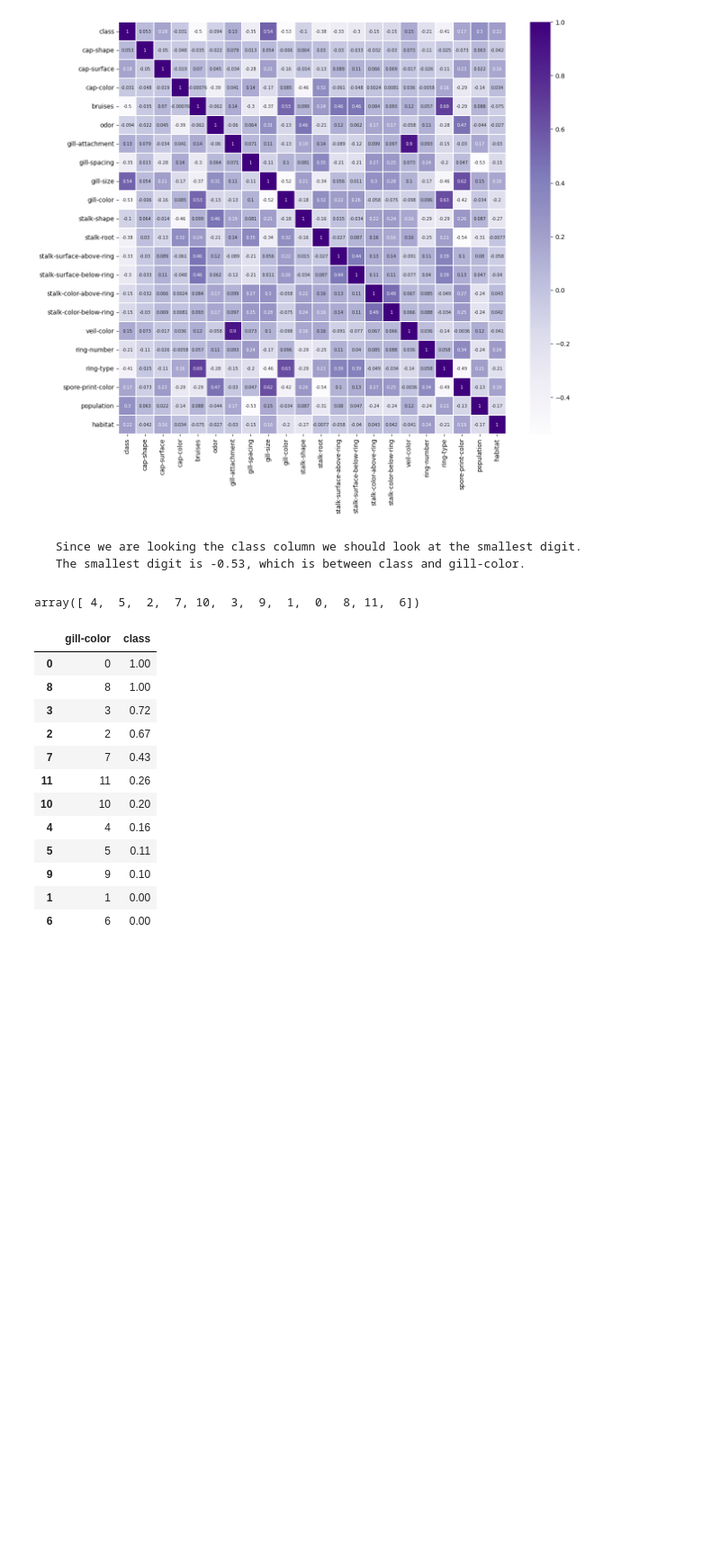
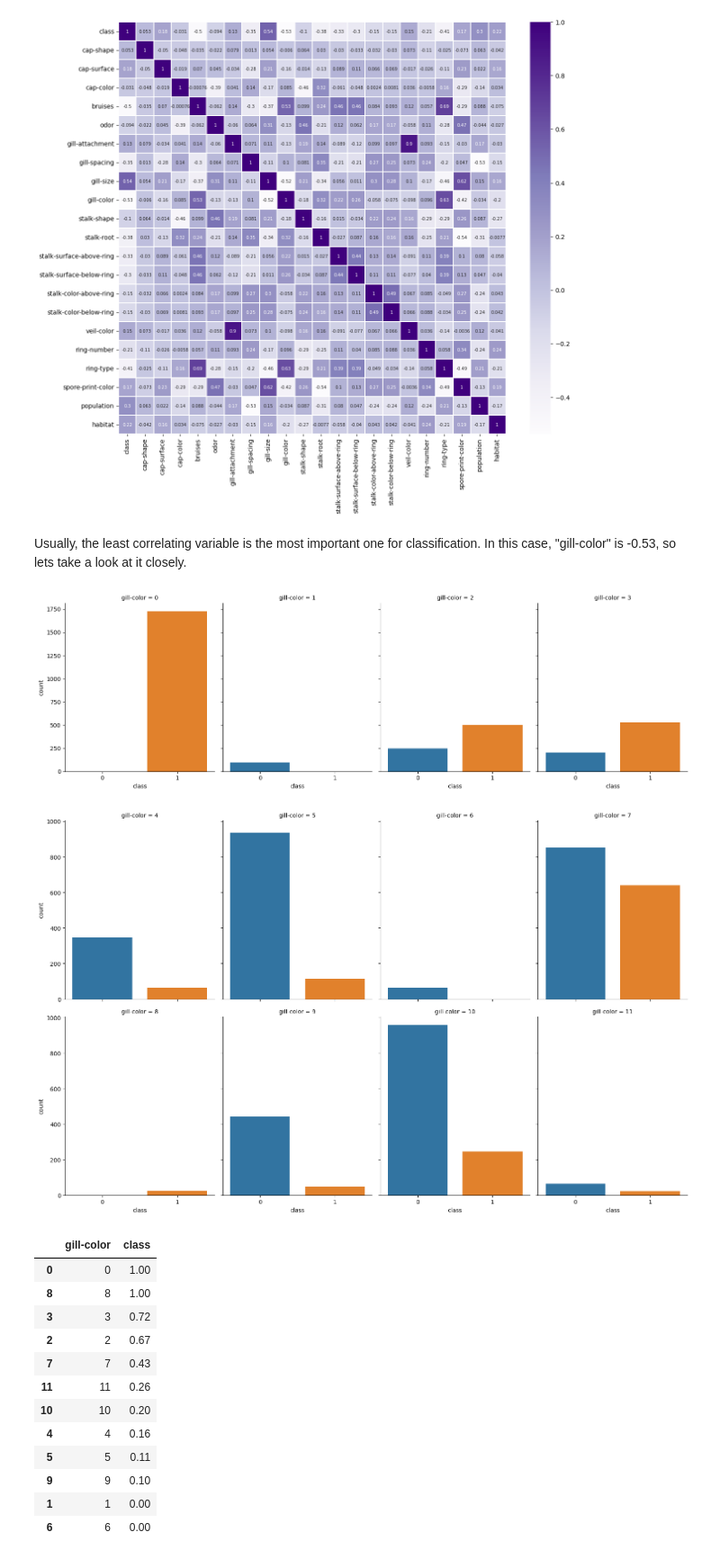
Before and after one commit to Panchajanya1999/Programmings, a Jupyter notebook: projects/mushroom-classification/mushroom.ipynb, the cells around one changed output. Shown at 90% size. Saved outputs shown, nothing was run; the diff lists cells and outputs as text; code cells hidden in the pictures; blank space fills up the shorter version.

Commit message:
projects: mushroom_classification: Finalize codes and docs
Signed-off-by: Panchajanya1999 <rsk52959@gmail.com>

```diff
--- a/projects/mushroom-classification/mushroom.ipynb
+++ b/projects/mushroom-classification/mushroom.ipynb
@@ -236,13 +235,26 @@ plt.yticks(rotation=0)
 plt.savefig('opimages/heatmap.png', format='png', dpi=1000, bbox_inches='tight')
 # %% [output]
 [figure]
-# %% [markdown]
-     Since we are looking the class column we should look at the smallest digit.
-     The smallest digit is -0.53, which is between class and gill-color.
-# %%
-df['gill-color'].unique()
-# %% [output]
-array([ 4,  5,  2,  7, 10,  3,  9,  1,  0,  8, 11,  6])
+# %% [markdown]
+Usually, the least correlating variable is the most important one for classification.
+In this case, "gill-color" is -0.53, so lets take a look at it closely.
+# %%
+# Create a factor-plot of the data
+
+# Factor plot of the data for 'gill-color' column which is less than 3.5
+new_var = df[['class', 'gill-color']]
+new_var = new_var[new_var['gill-color']<=3.5]
+sns.catplot(x = 'class', col='gill-color', data=new_var, kind='count', aspect=.8, col_wrap=4);
+plt.savefig("opimages/gillcolor1.png", format='png', dpi=500, bbox_inches='tight')
+
+# Factor plot of the data for 'gill-color' column which is greater than 3.5
+new_var = df[['class', 'gill-color']]
+new_var = new_var[new_var['gill-color']>3.5]
+sns.catplot(x = 'class', col='gill-color', data=new_var, kind='count', aspect=.8, col_wrap=4);
+plt.savefig("opimages/gillcolor1.png", format='png', dpi=500, bbox_inches='tight')
+# %% [output]
+[figure, added]
+[figure, added]
 # %%
 # get a closer look at gill-color
 df[['class', 'gill-color']].groupby(['gill-color'], as_index=False).mean().sort_values(by='class', ascending=False)
```
Also changed, not shown: parts of 20 cells of this notebook, 1 other file.
